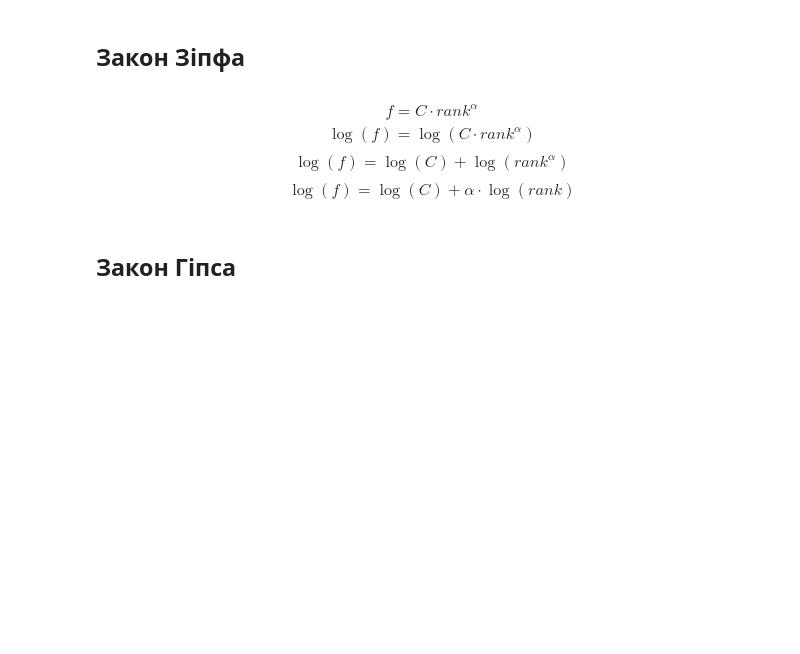
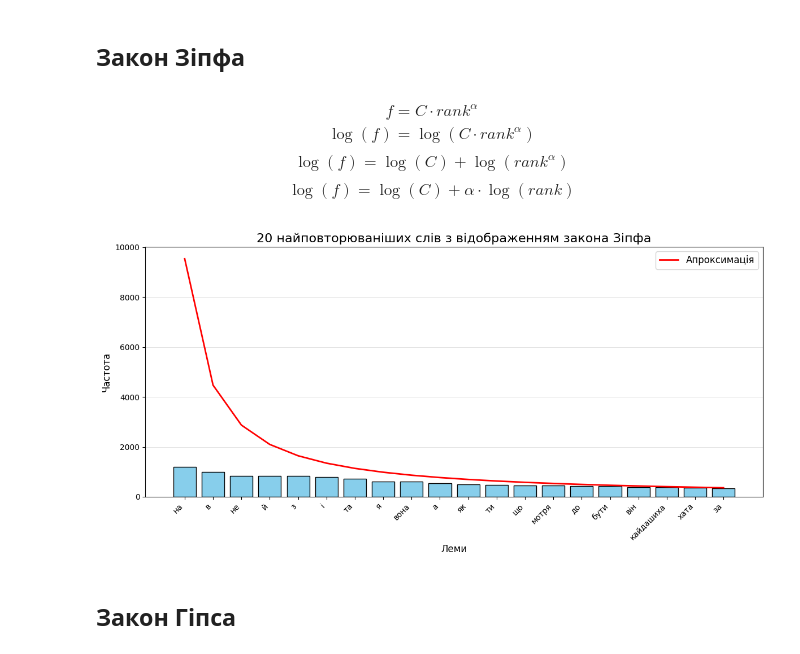
Before and after one commit to mzabrodin/nlp-book-analysis, a Jupyter notebook: lab02/Zabrodin_file_5.ipynb, the cells around one changed output. Cells and saved outputs as stored; diff of their text form; code cells hidden in the pictures; blank space fills up the shorter version.

```diff
--- a/lab02/Zabrodin_file_5.ipynb
+++ b/lab02/Zabrodin_file_5.ipynb
@@ -108,3 +68,46 @@ plt.show()
+# %%
+INPUT_FILE = "../lab01/Zabrodin_file_3.txt"
+OUTPUT_IMAGE = "Zabrodin_zipf_law.png"
+
+words = []
+with open(INPUT_FILE, "r", encoding="utf-8") as f:
+    for line in f:
+        words.append(line.strip().split()[0].lower())
+
+top_N = Counter(words).most_common()
+
+all_frequencies = np.array([count for _, count in top_N])
+all_ranks = np.arange(1, len(all_frequencies) + 1)
+
+log_ranks = np.log(all_ranks)  # log(rank)
+log_frequencies = np.log(all_frequencies)  # log(f)
+alpha, log_C = np.polyfit(log_ranks, log_frequencies, 1)  # alpha & log(C)
+C = np.exp(log_C)  # C
+
+TOP_N = 20
+top_words = np.array([word for word, _ in top_N[:TOP_N]])
+top_frequencies = all_frequencies[:TOP_N]
+top_ranks = all_ranks[:TOP_N]
+
+approximate_frequencies = C * (top_ranks ** alpha)  # f = C * rank^alpha
+
+plt.figure(figsize=(12, 6))
+plt.bar(top_words, top_frequencies, color='skyblue', edgecolor='black')
+plt.plot(top_words, approximate_frequencies, color='red', linewidth=2, label=f"Апроксимація")
+
+plt.title(f"{TOP_N} найповторюваніших слів з відображенням закона Зіпфа", fontsize=16)
+plt.xlabel("Леми", fontsize=12)
+plt.ylabel("Частота", fontsize=12)
+plt.xticks(rotation=45, ha='right', fontsize=10)
+plt.legend(fontsize=12)
+plt.grid(axis='y', linestyle='-', alpha=0.5)
+plt.tight_layout()
+
+plt.savefig(OUTPUT_IMAGE, format='png', transparent=True, dpi=300)
+
+plt.show()
+# %% [output]
+[figure, added]
 # %% [markdown]
 ## Закон Гіпса
 # %% [markdown]
```
Also changed, not shown: parts of 9 cells of this notebook, 3 other files.
